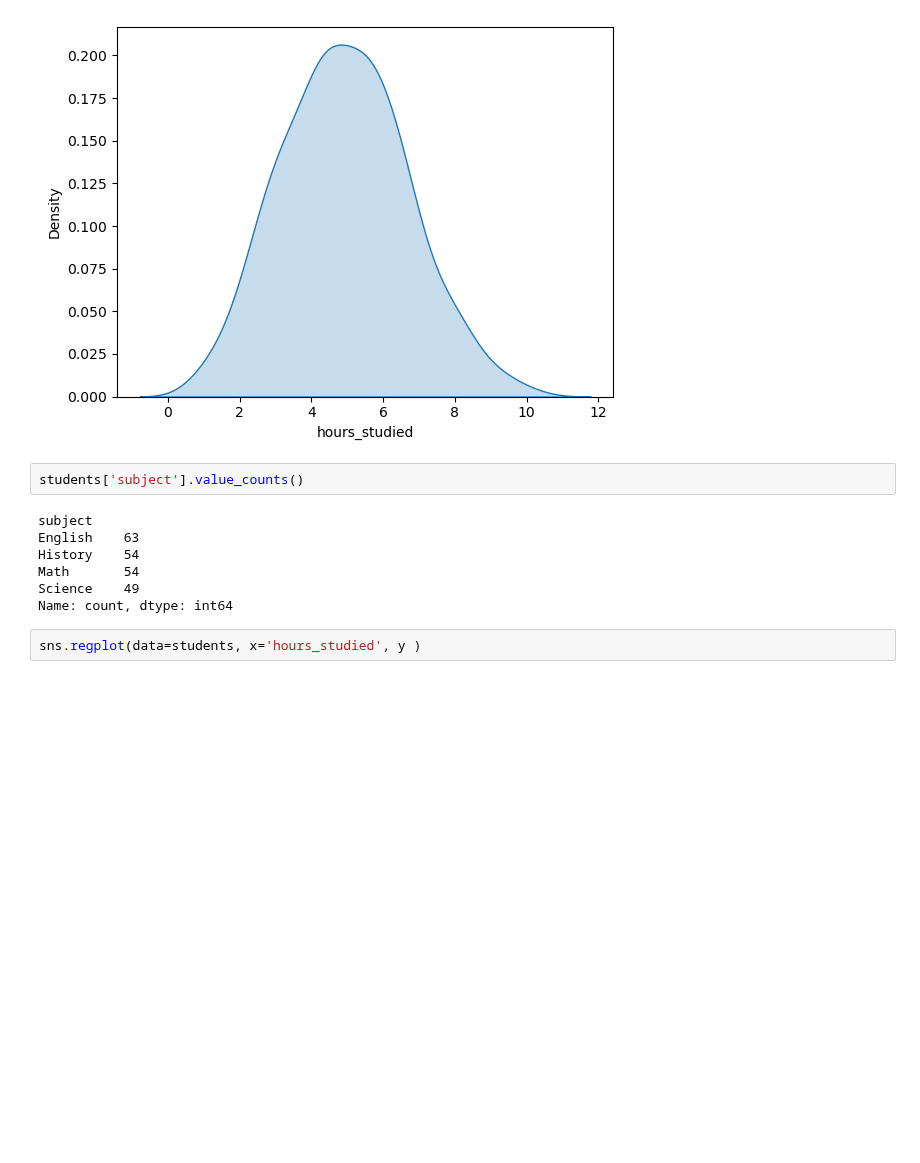
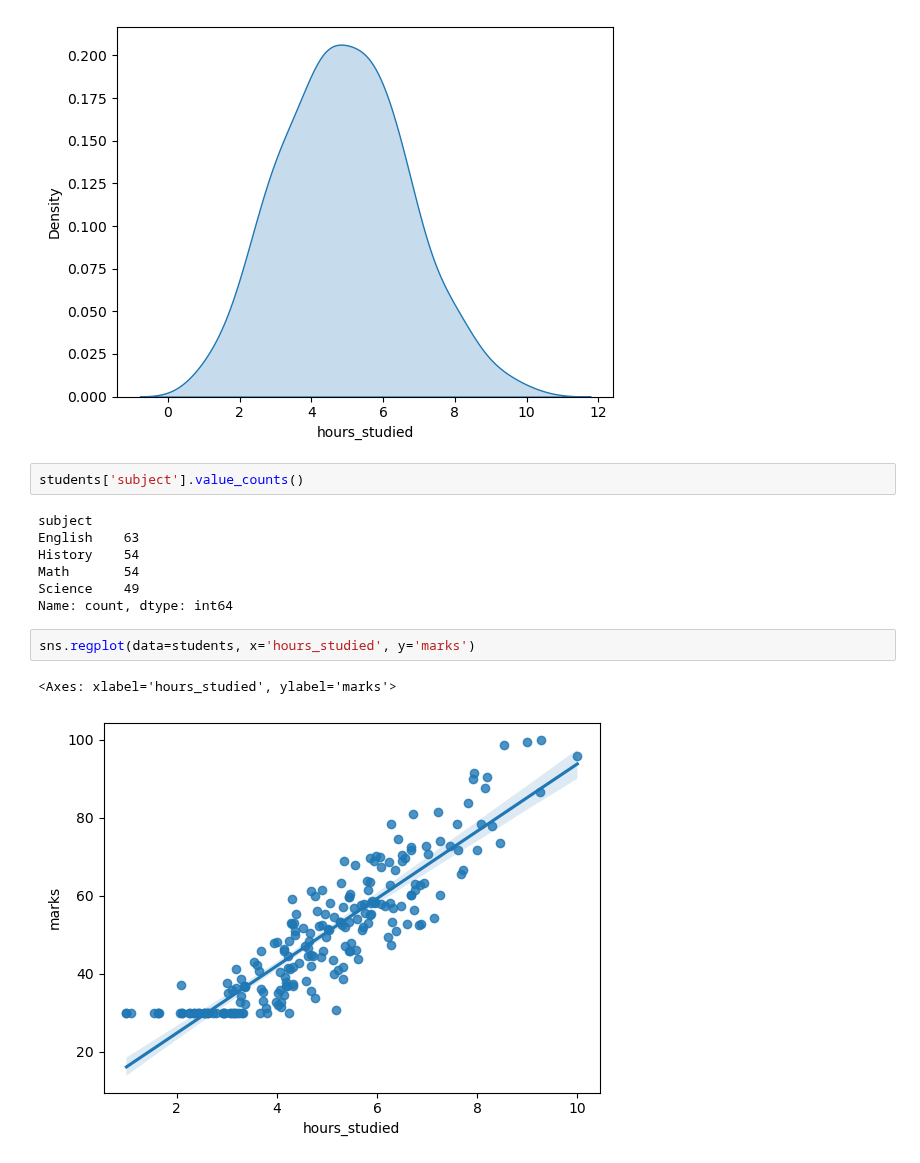
Before and after one commit to joyant-s-g-j/AI-ML-Practices, a Jupyter notebook: jupyterNbProblems/Module_16_5.ipynb, the cells around one changed output. Saved outputs shown, nothing was run; the diff lists cells and outputs as text; blank space fills up the shorter version.

```diff
--- a/jupyterNbProblems/Module_16_5.ipynb
+++ b/jupyterNbProblems/Module_16_5.ipynb
@@ -88,4 +88,7 @@ Math       54
 Science    49
 Name: count, dtype: int64
 # %%
-sns.regplot(data=students, x='hours_studied', y )
+sns.regplot(data=students, x='hours_studied', y='marks')
+# %% [output]
+<Axes: xlabel='hours_studied', ylabel='marks'>
+[figure, added]
```
Also changed, not shown: parts of 2 cells of this notebook.
